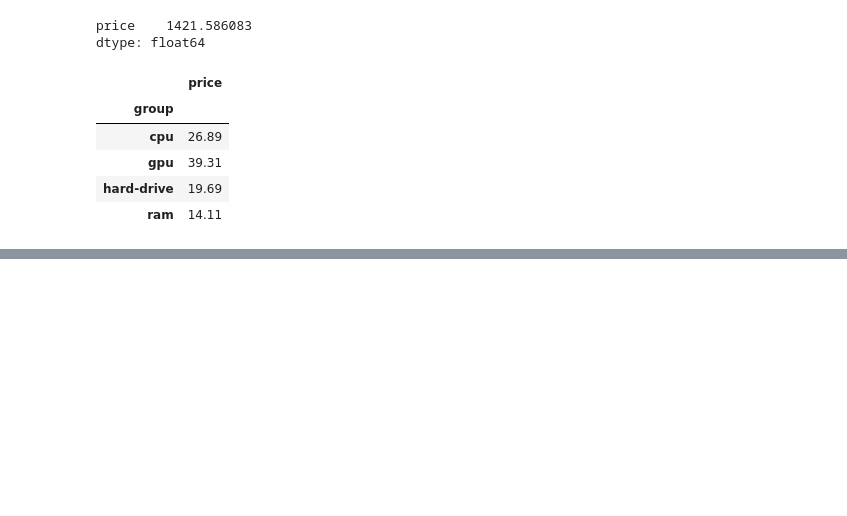
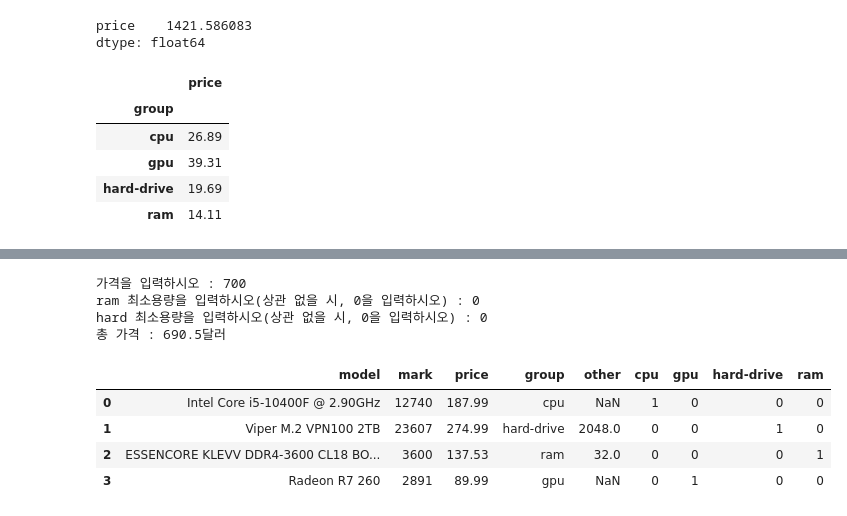
Before and after one commit to dss-14th/ml-repo-6, a Jupyter notebook: 01_one-hot-encoding.ipynb, the cells around one changed output, grey strips where cells are left out. Drawn from its saved outputs; the diff is of its cells as text; code cells hidden in the pictures; blank space fills up the shorter version.

```diff
--- a/01_one-hot-encoding.ipynb
+++ b/01_one-hot-encoding.ipynb
@@ -149,8 +147,9 @@ df.pivot_table(index = 'group', values = 'price', aggfunc='mean').sum()
 price    1421.586083
 dtype: float64
 # %%
-# 총합에서 group 별 차지하는 비율
-round((df.pivot_table(index = 'group', values = 'price', aggfunc='mean')/df.pivot_table(index = 'group', values = 'price', aggfunc='mean').sum())*100, 2)
+## 총합에서 group 별 차지하는 비율
+mean = round((df.pivot_table(index = 'group', values = 'price', aggfunc='mean')/df.pivot_table(index = 'group', values = 'price', aggfunc='mean').sum()), 4)
+mean*100
 # %% [output]
 |  | price |
 | group |  |
@@ -165,0 +183,39 @@ round((df.pivot_table(index = 'group', values = 'price', aggfunc='mean')/df.pivo
+# %%
+money = int(input('가격을 입력하시오 : '))
+ram = int(input('ram 최소용량을 입력하시오(상관 없을 시, 0을 입력하시오) : '))
+hard = int(input('hard 최소용량을 입력하시오(상관 없을 시, 0을 입력하시오) : '))
+datas=[]
+
+if hard == 0 and ram == 0:
+    for i in range(0, len(df.group.unique())):
+        group_df = None
+        group_df = df[(df['price'] <= money*mean.iloc[i].price) & (df['group'] == df.group.unique()[i])]
+        group_df.sort_values(by='price', ascending=False, inplace=True)
+        datas.append(group_df.head(1))
+else:
+    for i in range(0, len(df.group.unique())):
+        if i == 0 or 3:
+            group_df = None
+            group_df = df[(df['price'] <= money*mean.iloc[i].price) & (df['group'] == df.group.unique()[i])]
+            group_df.sort_values(by='price', ascending=False, inplace=True)
+            datas.append(group_df.head(1))
+        else:
+            group_df = df[(df['price'] <= money*mean.iloc[i].price) & (df['group'] == df.group.unique()[i]) & (df['other'] >= hard) & (df['other'] >= hard)]
+            group_df = None
+            group_df.sort_values(by='price', ascending=False, inplace=True)
+            datas.append(group_df.head(1))
+
+
+recom_df = pd.concat(datas, axis=0, ignore_index=True)
+print('총 가격 : {}달러'.format(recom_df.price.sum()))
+recom_df
+# %% [output]
+가격을 입력하시오 : 700
+ram 최소용량을 입력하시오(상관 없을 시, 0을 입력하시오) : 0
+hard 최소용량을 입력하시오(상관 없을 시, 0을 입력하시오) : 0
+총 가격 : 690.5달러
+|  | model | mark | price | group | other | cpu | gpu | hard-drive | ram |
+| 0 | Intel Core i5-10400F @ 2.90GHz | 12740 | 187.99 | cpu | NaN | 1 | 0 | 0 | 0 |
+| 1 | Viper M.2 VPN100 2TB | 23607 | 274.99 | hard-drive | 2048.0 | 0 | 0 | 1 | 0 |
+| 2 | ESSENCORE KLEVV DDR4-3600 CL18 BO... | 3600 | 137.53 | ram | 32.0 | 0 | 0 | 0 | 1 |
+| 3 | Radeon R7 260 | 2891 | 89.99 | gpu | NaN | 0 | 1 | 0 | 0 |
```
Also changed, not shown: parts of 8 cells of this notebook.
